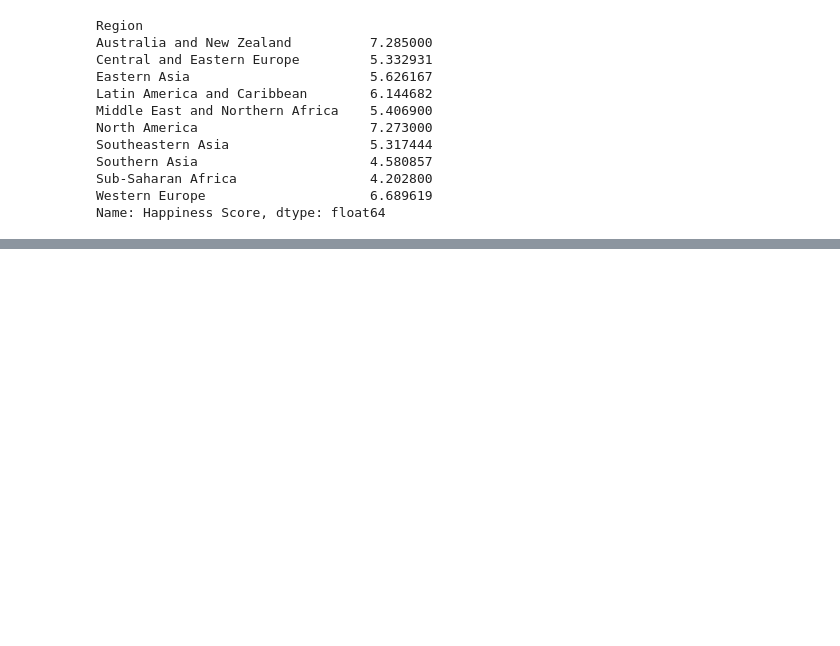
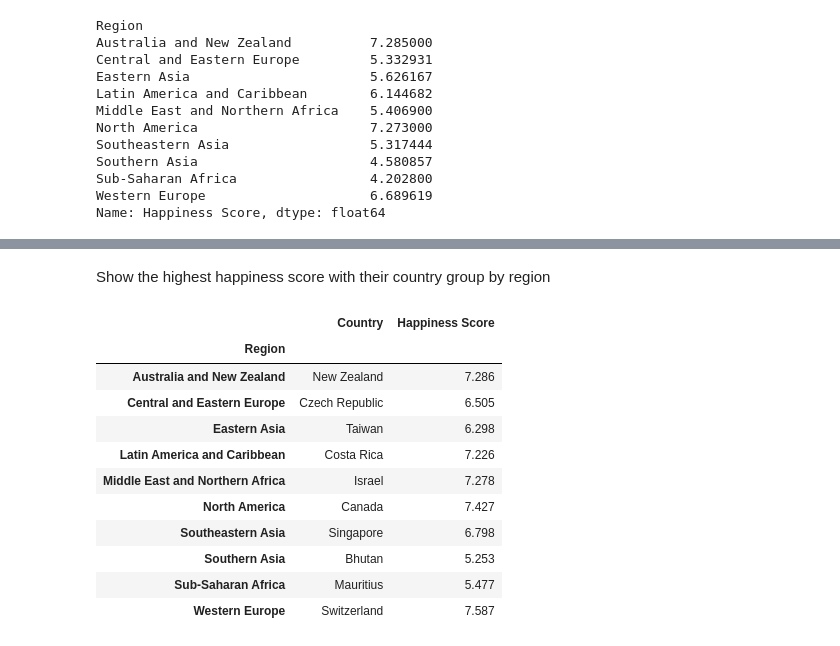
Before and after one commit to onezisone/happiness, a Jupyter notebook: Happiness Code.ipynb, the cells around one changed output, grey strips where cells are left out. Saved outputs shown, nothing was run; the diff lists cells and outputs as text; code cells hidden in the pictures; blank space fills up the shorter version.

```diff
--- a/Happiness Code.ipynb
+++ b/Happiness Code.ipynb
@@ -618,0 +634,17 @@ Name: Happiness Score, dtype: float64
+# %% [markdown]
+Show the highest happiness score with their country group by region
+# %%
+happy2015.groupby(['Region'])['Country','Happiness Score'].first()
+# %% [output]
+|  | Country | Happiness Score |
+| Region |  |  |
+| Australia and New Zealand | New Zealand | 7.286 |
+| Central and Eastern Europe | Czech Republic | 6.505 |
+| Eastern Asia | Taiwan | 6.298 |
+| Latin America and Caribbean | Costa Rica | 7.226 |
+| Middle East and Northern Africa | Israel | 7.278 |
+| North America | Canada | 7.427 |
+| Southeastern Asia | Singapore | 6.798 |
+| Southern Asia | Bhutan | 5.253 |
+| Sub-Saharan Africa | Mauritius | 5.477 |
+| Western Europe | Switzerland | 7.587 |
```
Also changed, not shown: parts of 2 cells of this notebook.
